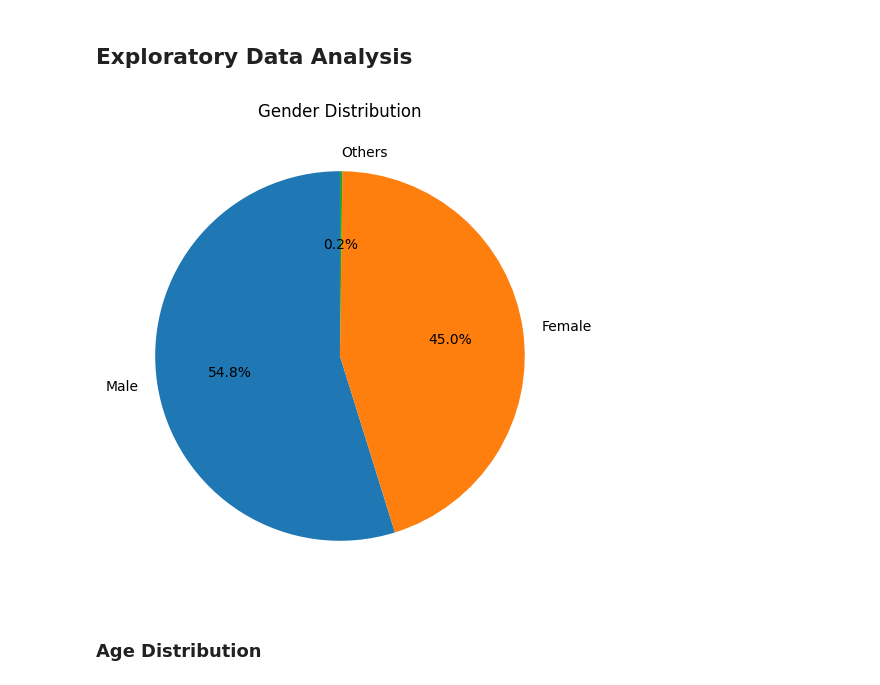
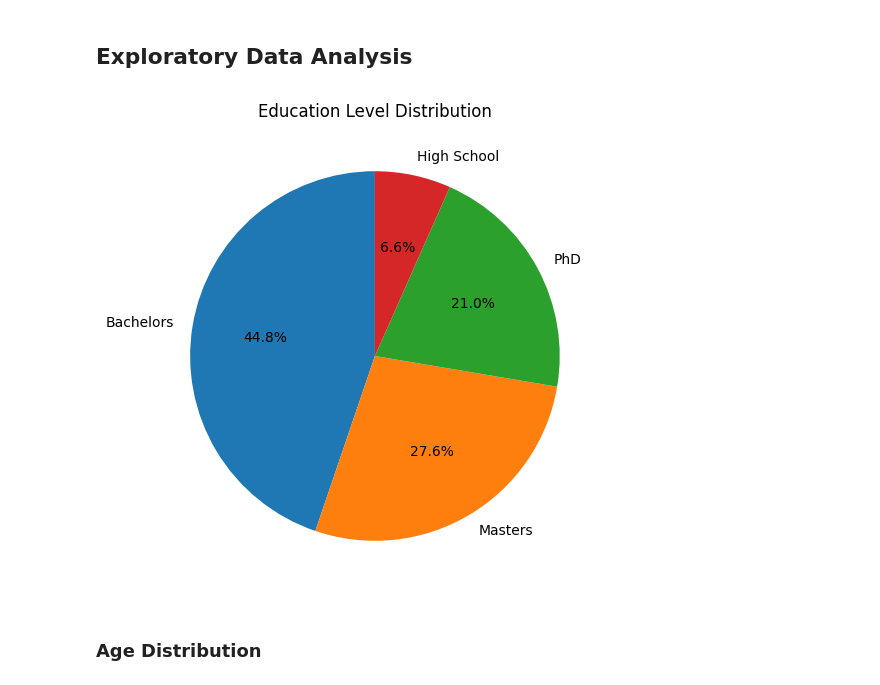
Before and after one commit to Moaz-Alhasani/Irshad, a Jupyter notebook: Predicr_Salary.ipynb, the cells around one changed output. Cells and saved outputs as stored; diff of their text form; code cells hidden in the pictures.

```diff
--- a/Predicr_Salary.ipynb
+++ b/Predicr_Salary.ipynb
@@ -39,2 +49,0 @@ df1=pd.read_csv('synthetic_ai_salaries_300.csv')
-# %%
-df=pd.concat([df,df1], ignore_index=True)
@@ -95,7 +76,4 @@ Race                   0
 dtype: int64
-# %%
-#dropping column
-df.drop(columns = 'Unnamed: 0',axis=1,inplace=True)
 # %%
 df.dtypes
 # %% [output]
@@ -202,0 +249,2 @@ df['Education Level'] = df['Education Level'].apply(group_education)
+# %%
+df = adjust_salary(df)
@@ -203 +269,3 @@ df['Education Level'] = df['Education Level'].apply(group_education)
+# %%
+df.drop(columns=['Salary','experience_factor','edu_bonus',	'job_bonus'],inplace=True)
 # %%
@@ -226,11 +318,11 @@ df.head()
 ## Exploratory Data Analysis
 # %%
 plt.figure(figsize=(10,6))
-plt.pie(df['Gender'].value_counts(),labels=['Male','Female','Others'],autopct='%1.1f%%',startangle=90)
-plt.title('Gender Distribution')
+plt.pie(df['Education Level'].value_counts(),labels=['Bachelors' ,'Masters' ,'PhD' ,'High School'],autopct='%1.1f%%',startangle=90)
+plt.title('Education Level Distribution')
 plt.show()
 # %% [output]
-[figure, old version]
+[figure, new version]
 # %% [markdown]
 ### Age Distribution
 # %%
```
Also changed, not shown: parts of 62 cells of this notebook, 15 other files.
